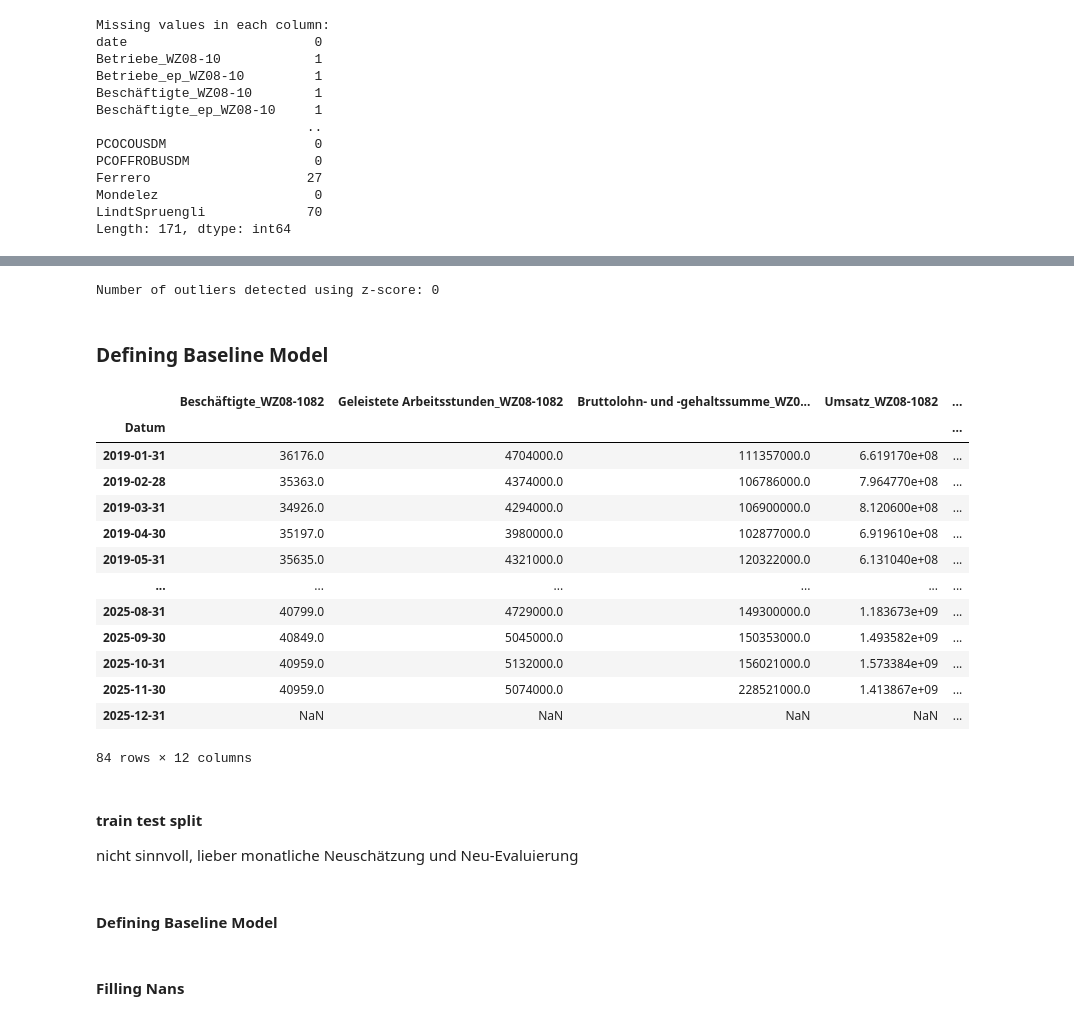
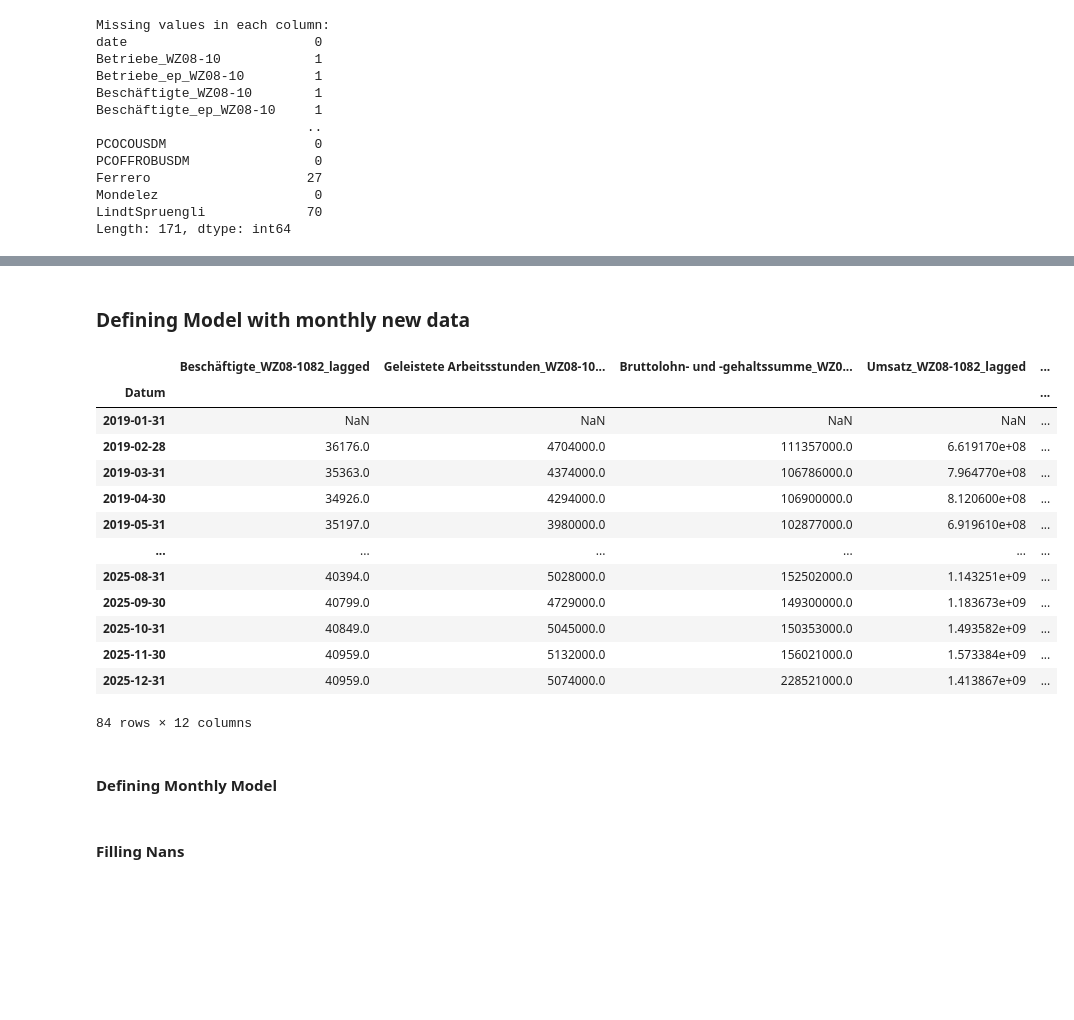
Before and after one commit to salimaabdalla/dpp_projekt_2026, a Jupyter notebook: notebooks/06_prediction_with_monthly_new_data.ipynb, the cells around one changed output, grey strips where cells are left out. Cells and saved outputs as stored; diff of their text form; code cells hidden in the pictures; blank space fills up the shorter version.

```diff
--- a/notebooks/06_prediction_with_monthly_new_data.ipynb
+++ b/notebooks/06_prediction_with_monthly_new_data.ipynb
@@ -93,37 +68,37 @@ plt.show()
-# %%
-# checking for outliers using z-score
-from scipy import stats
-z_scores = stats.zscore(y)
-outliers = np.where(np.abs(z_scores) > 3)[0]
-print(f"Number of outliers detected using z-score: {len(outliers)}")
-# %% [output]
-Number of outliers detected using z-score: 0
 # %% [markdown]
-### Defining Baseline Model
+### Defining Model with monthly new data
 # %%
-features_baseline_colNo = [39, 41, 43, 45, 78, 88, 93, 166, 167, 168, 169, 170]
+# defining features with lag and without lag for the monthly model
+features_lagged = [39, 41, 43, 45, 78, 88, 93]
+features_without_lag = [166, 167, 168, 169, 170]
 
-X_baseline = df.iloc[:, features_baseline_colNo]
-y_baseline = df[target]
-X_baseline
+
+# time lag of 1 month for the features
+X_monthly_lagged = df.iloc[:, features_lagged].shift(1)
+# renaming the lagged features to indicate that they are lagged
+X_monthly_lagged.columns = [col + '_lagged' for col in X_monthly_lagged.columns]
+
+X_monthly_without_lag = df.iloc[:, features_without_lag]
+X_monthly = pd.concat([X_monthly_lagged, X_monthly_without_lag], axis=1)
+
+# defining target variable for the monthly model
+y_monthly = df[target]
+X_monthly
 # %% [output]
-|  | Beschäftigte_WZ08-1082 | Geleistete Arbeitsstunden_WZ08-1082 | Bruttolohn- und -gehaltssumme_WZ0... | Umsatz_WZ08-1082 | ... |
+|  | Beschäftigte_WZ08-1082_lagged | Geleistete Arbeitsstunden_WZ08-10... | Bruttolohn- und -gehaltssumme_WZ0... | Umsatz_WZ08-1082_lagged | ... |
 | Datum |  |  |  |  | ... |
-| 2019-01-31 | 36176.0 | 4704000.0 | 111357000.0 | 6.619170e+08 | ... |
-| 2019-02-28 | 35363.0 | 4374000.0 | 106786000.0 | 7.964770e+08 | ... |
-| 2019-03-31 | 34926.0 | 4294000.0 | 106900000.0 | 8.120600e+08 | ... |
-| 2019-04-30 | 35197.0 | 3980000.0 | 102877000.0 | 6.919610e+08 | ... |
-| 2019-05-31 | 35635.0 | 4321000.0 | 120322000.0 | 6.131040e+08 | ... |
+| 2019-01-31 | NaN | NaN | NaN | NaN | ... |
+| 2019-02-28 | 36176.0 | 4704000.0 | 111357000.0 | 6.619170e+08 | ... |
+| 2019-03-31 | 35363.0 | 4374000.0 | 106786000.0 | 7.964770e+08 | ... |
+| 2019-04-30 | 34926.0 | 4294000.0 | 106900000.0 | 8.120600e+08 | ... |
+| 2019-05-31 | 35197.0 | 3980000.0 | 102877000.0 | 6.919610e+08 | ... |
 | ... | ... | ... | ... | ... | ... |
-| 2025-08-31 | 40799.0 | 4729000.0 | 149300000.0 | 1.183673e+09 | ... |
-| 2025-09-30 | 40849.0 | 5045000.0 | 150353000.0 | 1.493582e+09 | ... |
-| 2025-10-31 | 40959.0 | 5132000.0 | 156021000.0 | 1.573384e+09 | ... |
-| 2025-11-30 | 40959.0 | 5074000.0 | 228521000.0 | 1.413867e+09 | ... |
-| 2025-12-31 | NaN | NaN | NaN | NaN | ... |
+| 2025-08-31 | 40394.0 | 5028000.0 | 152502000.0 | 1.143251e+09 | ... |
+| 2025-09-30 | 40799.0 | 4729000.0 | 149300000.0 | 1.183673e+09 | ... |
+| 2025-10-31 | 40849.0 | 5045000.0 | 150353000.0 | 1.493582e+09 | ... |
+| 2025-11-30 | 40959.0 | 5132000.0 | 156021000.0 | 1.573384e+09 | ... |
+| 2025-12-31 | 40959.0 | 5074000.0 | 228521000.0 | 1.413867e+09 | ... |
 84 rows × 12 columns
-# %% [markdown]
-#### train test split
-nicht sinnvoll, lieber monatliche Neuschätzung und Neu-Evaluierung
 # %%
 # seperating train and test data by time
 train_size = int(len(df) * 0.9)  # using first 90% of data for training and last 10% for testing
@@ -134,5 +109,5 @@ y_test = y_baseline.iloc[train_size:]
 # %% [markdown]
-#### Defining Baseline Model
+#### Defining Monthly Model
 # %%
 # choosing linear regression as first model
 from sklearn.linear_model import LinearRegression
```
Also changed, not shown: parts of 13 cells of this notebook.
